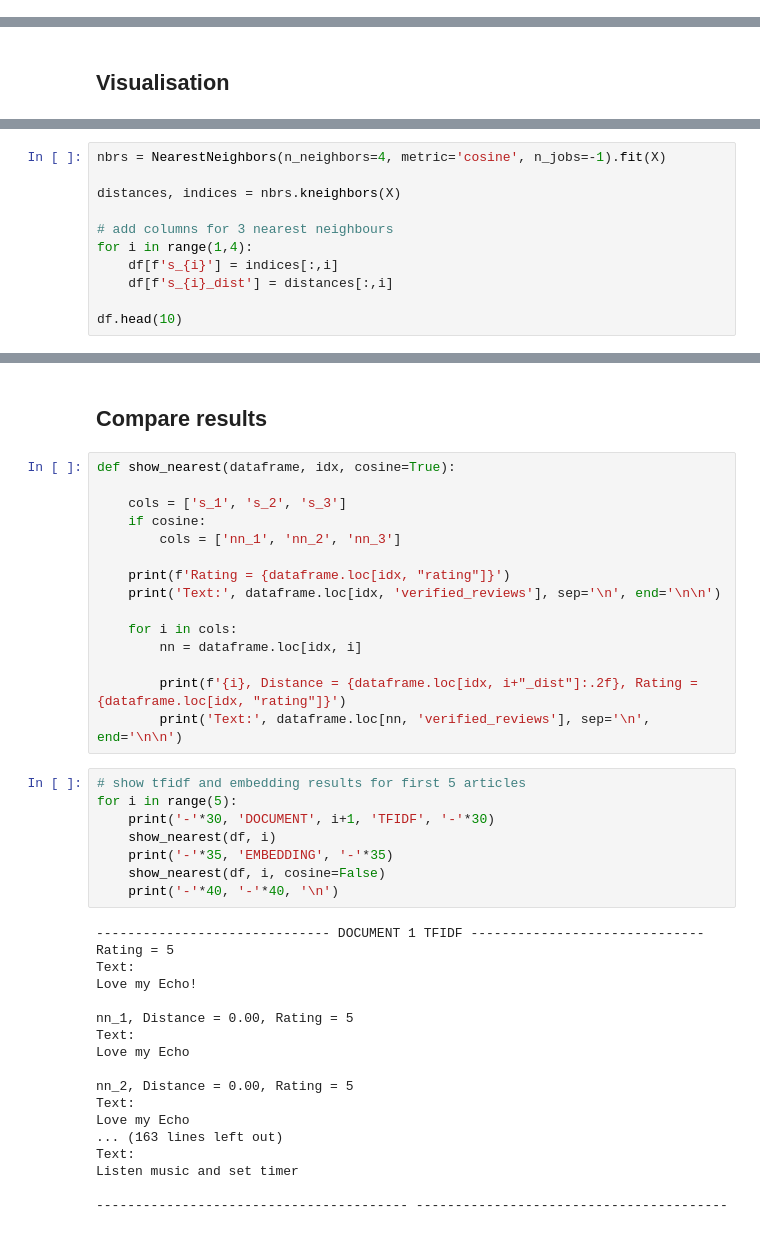
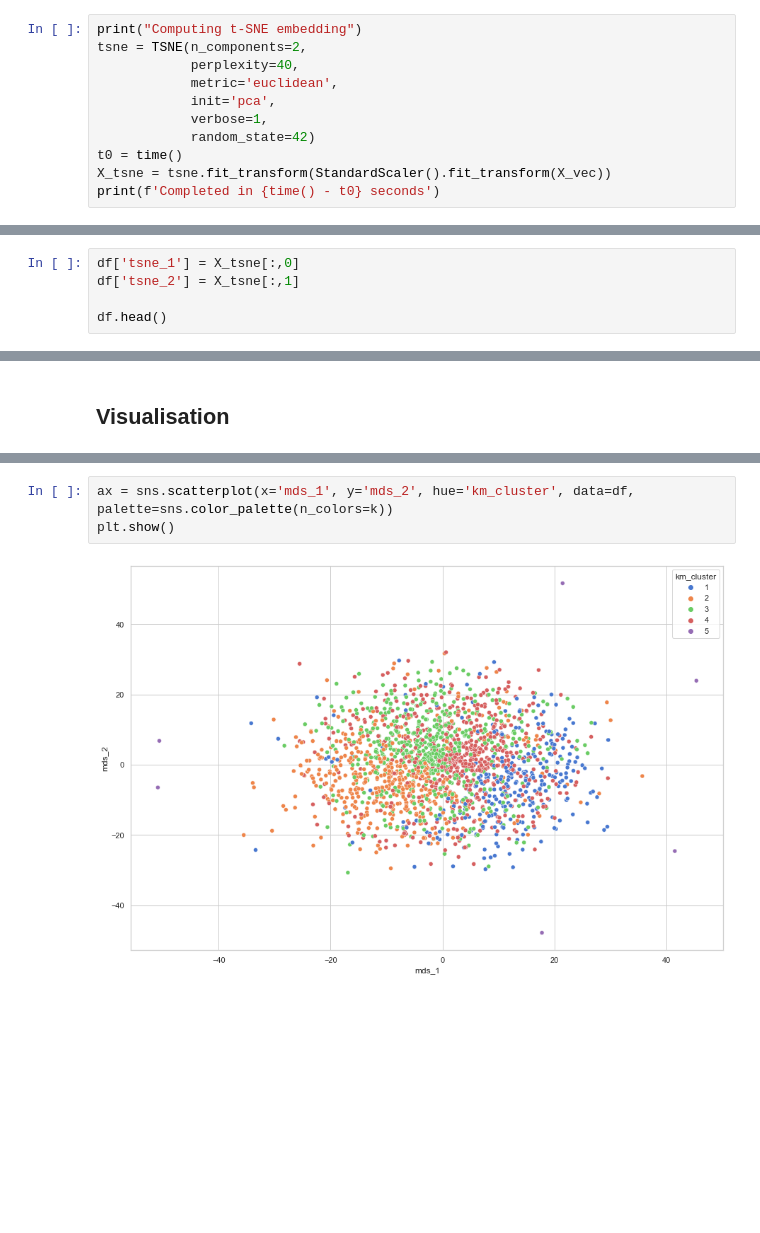
Before and after one commit to James-Leslie/spacy-tutorials, a Jupyter notebook: 3_Rocchio_classifier.ipynb, the cells around one changed output, grey strips where cells are left out. Cells and saved outputs as stored; diff of their text form; blank space fills up the shorter version.

```diff
--- a/3_Rocchio_classifier.ipynb
+++ b/3_Rocchio_classifier.ipynb
@@ -244,0 +327,11 @@ plt.show()
+# %%
+print("Computing t-SNE embedding")
+tsne = TSNE(n_components=2,
+            perplexity=40,
+            metric='euclidean',
+            init='pca',
+            verbose=1,
+            random_state=42)
+t0 = time()
+X_tsne = tsne.fit_transform(StandardScaler().fit_transform(X_vec))
+print(f'Completed in {time() - t0} seconds')
@@ -244,0 +349,5 @@ plt.show()
+# %%
+df['tsne_1'] = X_tsne[:,0]
+df['tsne_2'] = X_tsne[:,1]
+
+df.head()
@@ -256,11 +362,0 @@ X.shape
-# %%
-nbrs = NearestNeighbors(n_neighbors=4, metric='cosine', n_jobs=-1).fit(X)
-
-distances, indices = nbrs.kneighbors(X)
-
-# add columns for 3 nearest neighbours
-for i in range(1,4):
-    df[f's_{i}'] = indices[:,i]
-    df[f's_{i}_dist'] = distances[:,i]
-
-df.head(10)
@@ -279,43 +363,5 @@ df.head(10)
-# %% [markdown]
-## Compare results
-# %%
-def show_nearest(dataframe, idx, cosine=True):
-
-    cols = ['s_1', 's_2', 's_3']
-    if cosine:
-        cols = ['nn_1', 'nn_2', 'nn_3']
-
-    print(f'Rating = {dataframe.loc[idx, "rating"]}')
-    print('Text:', dataframe.loc[idx, 'verified_reviews'], sep='\n', end='\n\n')
-
-    for i in cols:
-        nn = dataframe.loc[idx, i]
-
-        print(f'{i}, Distance = {dataframe.loc[idx, i+"_dist"]:.2f}, Rating = {dataframe.loc[idx, "rating"]}')
-        print('Text:', dataframe.loc[nn, 'verified_reviews'], sep='\n', end='\n\n')
-# %%
-# show tfidf and embedding results for first 5 articles
-for i in range(5):
-    print('-'*30, 'DOCUMENT', i+1, 'TFIDF', '-'*30)
-    show_nearest(df, i)
-    print('-'*35, 'EMBEDDING', '-'*35)
-    show_nearest(df, i, cosine=False)
-    print('-'*40, '-'*40, '\n')
-# %% [output]
------------------------------- DOCUMENT 1 TFIDF ------------------------------
-Rating = 5
-Text:
-Love my Echo!
-
-nn_1, Distance = 0.00, Rating = 5
-Text:
-Love my Echo
-
-nn_2, Distance = 0.00, Rating = 5
-Text:
-Love my Echo
-... (163 lines left out)
-Text:
-Listen music and set timer
-
----------------------------------------- ----------------------------------------
+# %%
+ax = sns.scatterplot(x='mds_1', y='mds_2', hue='km_cluster', data=df, palette=sns.color_palette(n_colors=k))
+plt.show()
+# %% [output]
+[figure, added]
```
Also changed, not shown: parts of 37 cells of this notebook.
